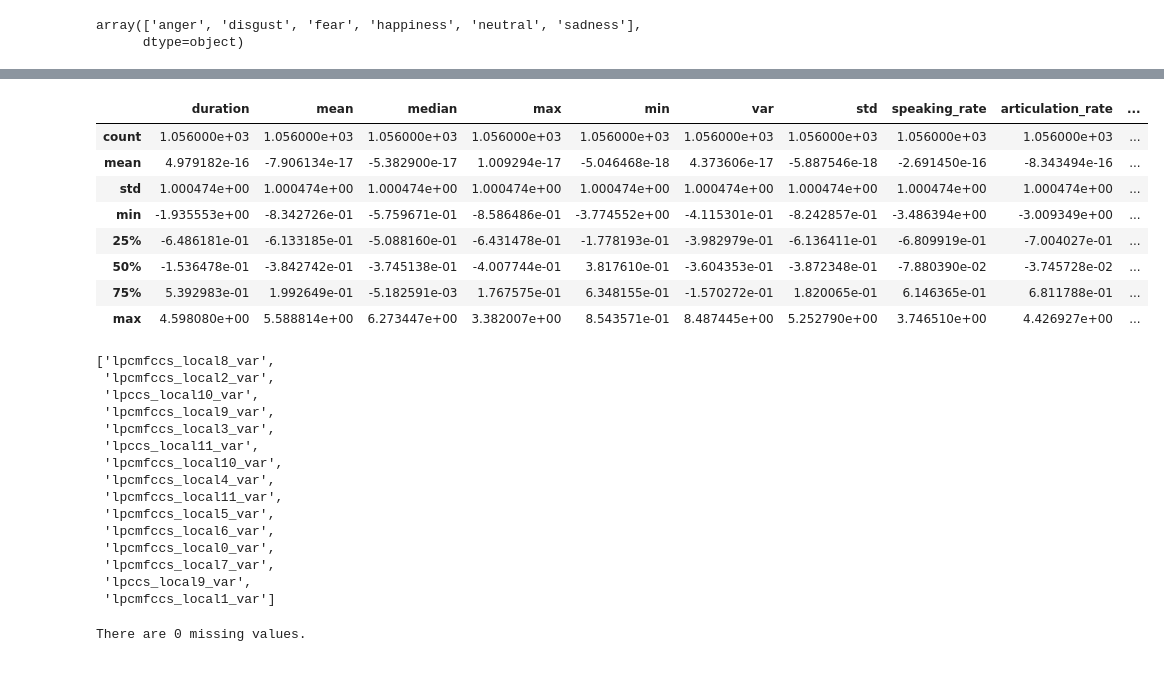
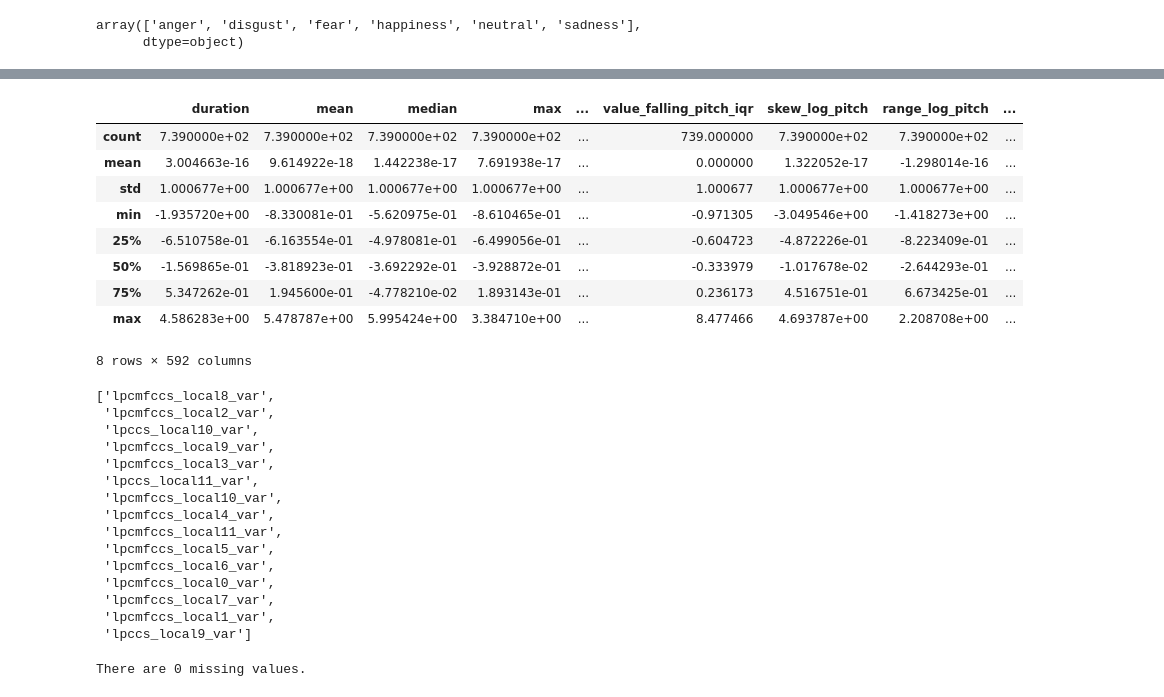
Before and after one commit to kimlindner/automatic_speech_emotion_recognition, a Jupyter notebook: notebooks/Preprocessing.ipynb, the cells around one changed output, grey strips where cells are left out. Cells and saved outputs as stored; diff of their text form; code cells hidden in the pictures.

```diff
--- a/notebooks/Preprocessing.ipynb
+++ b/notebooks/Preprocessing.ipynb
@@ -144,4 +139,4 @@ df_prep.head()
 # %%
-pd.set_option('display.max_columns', 11)
-df_prep
+pd.set_option('display.max_columns', 9)
+X_train
 # %% [output]
@@ -293,3 +276,6 @@ df_prep.head()
 # %%
-# check for missing values
-print("There are {} missing values.".format(df_prep.isnull().sum().sum()))
+# choose only numerical columns
+numerics = ['int16', 'int32', 'int64', 'float16', 'float32', 'float64']
+label = df['label']
+df = df.select_dtypes(include=numerics)
+df = pd.concat([df, label], axis=1)
@@ -322,0 +300,3 @@ nan_col_names
+# %%
+# load train/test data
+X_train, X_test, y_train, y_test = load_train_test_data(df, test_size=0.3)
@@ -323,19 +338,20 @@ nan_col_names
 # %%
-df_desc = df_prep.describe()
+df_desc = X_train.describe()
 df_desc
 # %% [output]
-|  | duration | mean | median | max | min | var | std | speaking_rate | articulation_rate | ... |
-| count | 1.056000e+03 | 1.056000e+03 | 1.056000e+03 | 1.056000e+03 | 1.056000e+03 | 1.056000e+03 | 1.056000e+03 | 1.056000e+03 | 1.056000e+03 | ... |
-| mean | 4.979182e-16 | -7.906134e-17 | -5.382900e-17 | 1.009294e-17 | -5.046468e-18 | 4.373606e-17 | -5.887546e-18 | -2.691450e-16 | -8.343494e-16 | ... |
-| std | 1.000474e+00 | 1.000474e+00 | 1.000474e+00 | 1.000474e+00 | 1.000474e+00 | 1.000474e+00 | 1.000474e+00 | 1.000474e+00 | 1.000474e+00 | ... |
-| min | -1.935553e+00 | -8.342726e-01 | -5.759671e-01 | -8.586486e-01 | -3.774552e+00 | -4.115301e-01 | -8.242857e-01 | -3.486394e+00 | -3.009349e+00 | ... |
-| 25% | -6.486181e-01 | -6.133185e-01 | -5.088160e-01 | -6.431478e-01 | -1.778193e-01 | -3.982979e-01 | -6.136411e-01 | -6.809919e-01 | -7.004027e-01 | ... |
-| 50% | -1.536478e-01 | -3.842742e-01 | -3.745138e-01 | -4.007744e-01 | 3.817610e-01 | -3.604353e-01 | -3.872348e-01 | -7.880390e-02 | -3.745728e-02 | ... |
-| 75% | 5.392983e-01 | 1.992649e-01 | -5.182591e-03 | 1.767575e-01 | 6.348155e-01 | -1.570272e-01 | 1.820065e-01 | 6.146365e-01 | 6.811788e-01 | ... |
-| max | 4.598080e+00 | 5.588814e+00 | 6.273447e+00 | 3.382007e+00 | 8.543571e-01 | 8.487445e+00 | 5.252790e+00 | 3.746510e+00 | 4.426927e+00 | ... |
+|  | duration | mean | median | max | ... | value_falling_pitch_iqr | skew_log_pitch | range_log_pitch | ... |
+| count | 7.390000e+02 | 7.390000e+02 | 7.390000e+02 | 7.390000e+02 | ... | 739.000000 | 7.390000e+02 | 7.390000e+02 | ... |
+| mean | 3.004663e-16 | 9.614922e-18 | 1.442238e-17 | 7.691938e-17 | ... | 0.000000 | 1.322052e-17 | -1.298014e-16 | ... |
+| std | 1.000677e+00 | 1.000677e+00 | 1.000677e+00 | 1.000677e+00 | ... | 1.000677 | 1.000677e+00 | 1.000677e+00 | ... |
+| min | -1.935720e+00 | -8.330081e-01 | -5.620975e-01 | -8.610465e-01 | ... | -0.971305 | -3.049546e+00 | -1.418273e+00 | ... |
+| 25% | -6.510758e-01 | -6.163554e-01 | -4.978081e-01 | -6.499056e-01 | ... | -0.604723 | -4.872226e-01 | -8.223409e-01 | ... |
+| 50% | -1.569865e-01 | -3.818923e-01 | -3.692292e-01 | -3.928872e-01 | ... | -0.333979 | -1.017678e-02 | -2.644293e-01 | ... |
+| 75% | 5.347262e-01 | 1.945600e-01 | -4.778210e-02 | 1.893143e-01 | ... | 0.236173 | 4.516751e-01 | 6.673425e-01 | ... |
+| max | 4.586283e+00 | 5.478787e+00 | 5.995424e+00 | 3.384710e+00 | ... | 8.477466 | 4.693787e+00 | 2.208708e+00 | ... |
+8 rows × 592 columns
 # %%
 df_desc_nans = list(np.where(df_desc.loc['std'] == np.inf)[0])
-cols = df_prep.columns.to_list()
+cols = X_train.columns.to_list()
 nan_col_names.extend([cols[i] for i in df_desc_nans])
 nan_col_names
 # %% [output]
@@ -352,7 +368,7 @@ nan_col_names
  'lpcmfccs_local6_var',
  'lpcmfccs_local0_var',
  'lpcmfccs_local7_var',
- 'lpccs_local9_var',
- 'lpcmfccs_local1_var']
+ 'lpcmfccs_local1_var',
+ 'lpccs_local9_var']
 # %%
 # drop these features and save the dataframe
```
Also changed, not shown: parts of 72 cells of this notebook, 2 other files.
